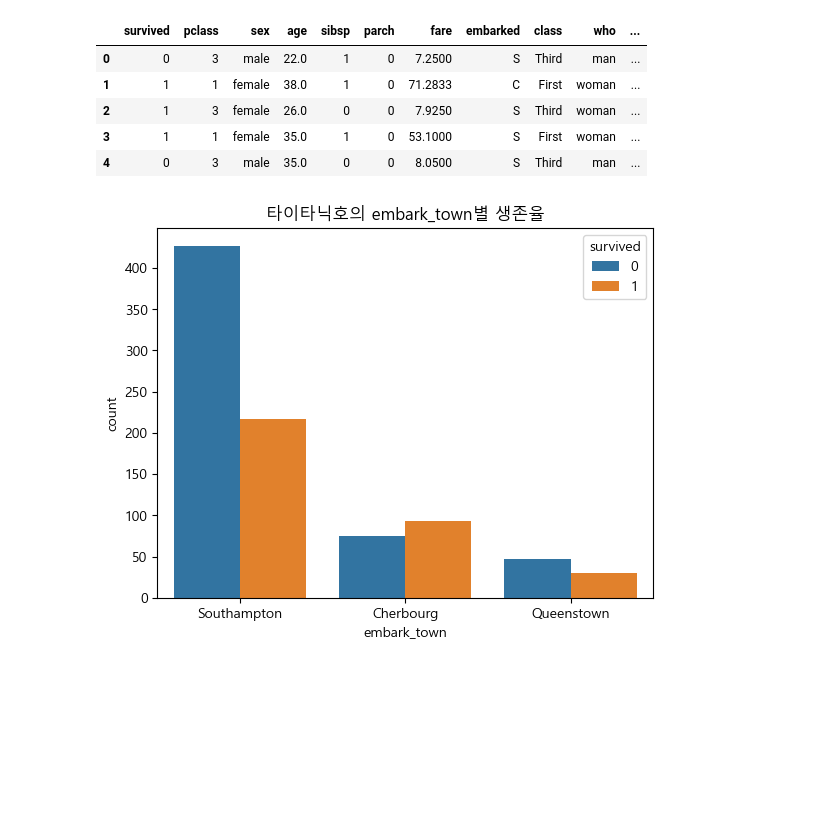
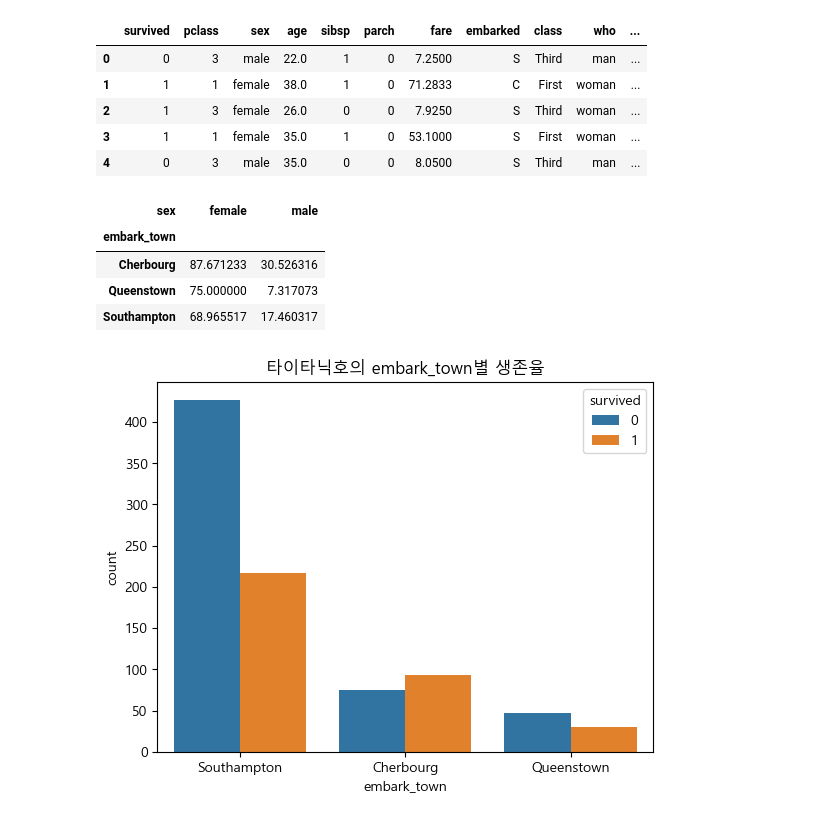
Before and after one commit to dohymy/03.-DataAnalysis-Lecture-2023-04, a Jupyter notebook: 03.시각화/연습문제(04.19).ipynb, the cells around one changed output. Saved outputs shown, nothing was run; the diff lists cells and outputs as text; code cells hidden in the pictures; blank space fills up the shorter version.

```diff
--- a/03.시각화/연습문제(04.19).ipynb
+++ b/03.시각화/연습문제(04.19).ipynb
@@ -17,6 +17,15 @@ titanic.head()
 | 2 | 1 | 3 | female | 26.0 | 0 | 0 | 7.9250 | S | Third | woman | ... |
 | 3 | 1 | 1 | female | 35.0 | 1 | 0 | 53.1000 | S | First | woman | ... |
 | 4 | 0 | 3 | male | 35.0 | 0 | 0 | 8.0500 | S | Third | man | ... |
+# %%
+dt = titanic.pivot_table('survived','embark_town','sex')*100
+dt
+# %% [output]
+| sex | female | male |
+| embark_town |  |  |
+| Cherbourg | 87.671233 | 30.526316 |
+| Queenstown | 75.000000 | 7.317073 |
+| Southampton | 68.965517 | 17.460317 |
 # %%
 sns.countplot(x='embark_town', hue='survived', data=titanic)
 plt.title('타이타닉호의 embark_town별 생존율')
```
Also changed, not shown: parts of 4 cells of this notebook, 16 other files.
